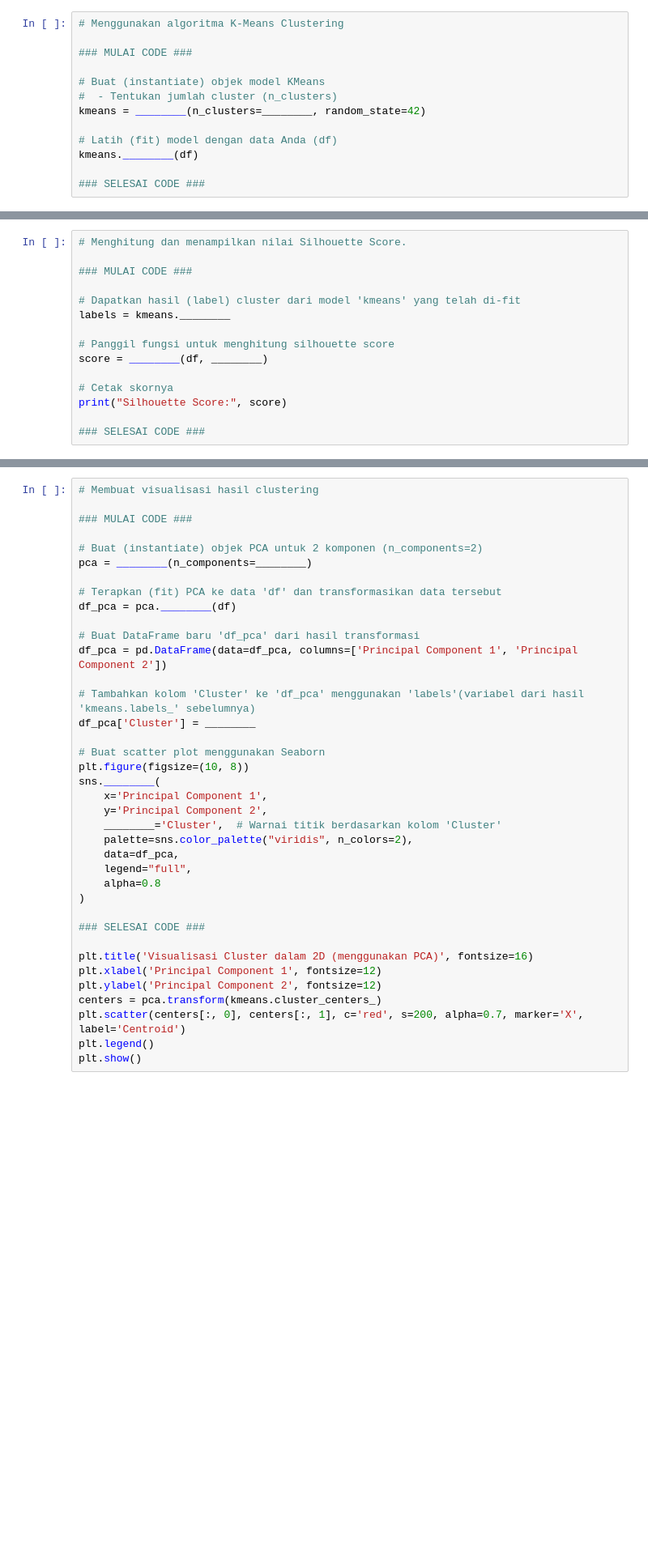
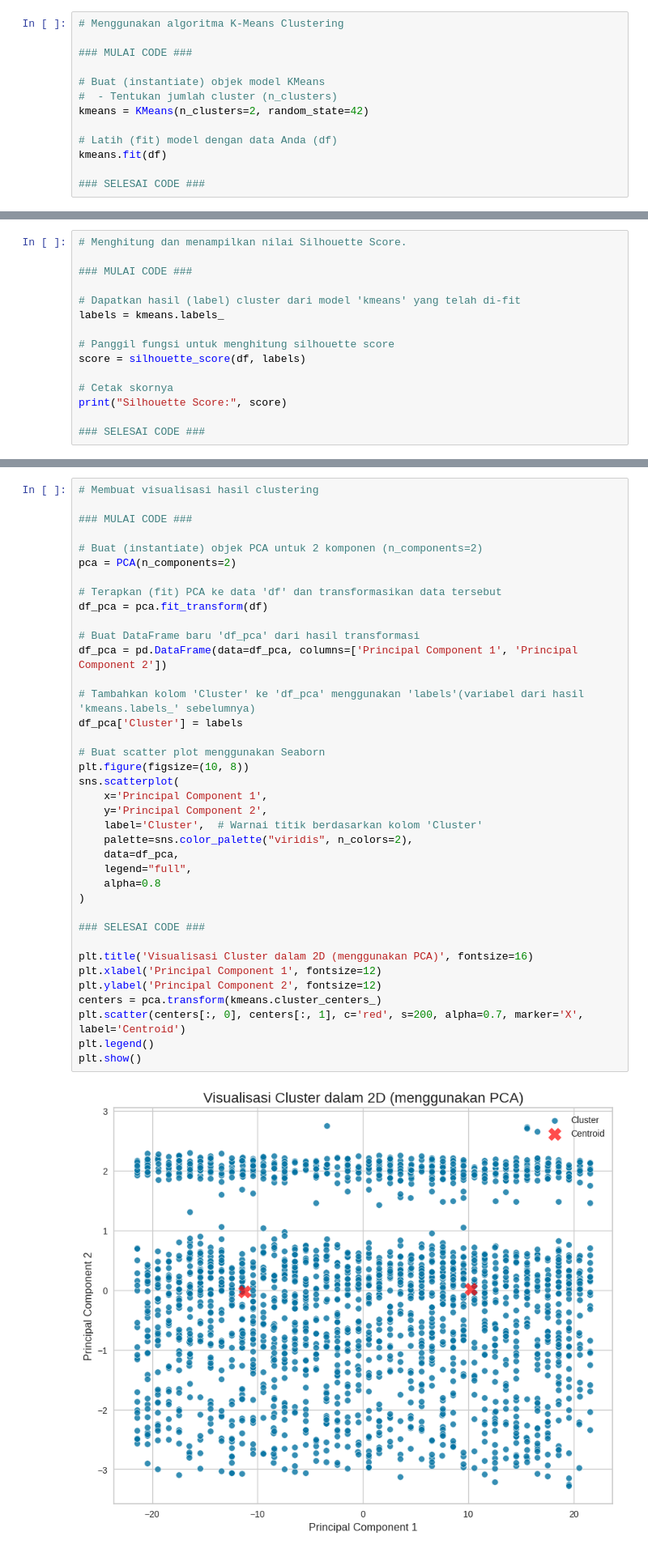
Before and after one commit to Bjirka13/Dicoding---AI-Engineer---Completion, a Jupyter notebook: AI Engineer/Notebook/[Clustering]_Submission_Akhir_BMLP_Frans Christiopan Hutapea.ipynb, the cells around one changed output, grey strips where cells are left out. Shown at 81% size. Saved outputs shown, nothing was run; the diff lists cells and outputs as text; blank space fills up the shorter version.

```diff
--- a/AI Engineer/Notebook/[Clustering]_Submission_Akhir_BMLP_Your_Name.ipynb
+++ b/AI Engineer/Notebook/[Clustering]_Submission_Akhir_BMLP_Frans Christiopan Hutapea.ipynb
@@ -587,9 +607,9 @@ visualizer.________()
 
 # Buat (instantiate) objek model KMeans
 #  - Tentukan jumlah cluster (n_clusters)
-kmeans = ________(n_clusters=________, random_state=42)
+kmeans = KMeans(n_clusters=2, random_state=42)
 
 # Latih (fit) model dengan data Anda (df)
-kmeans.________(df)
+kmeans.fit(df)
 
 ### SELESAI CODE ###
@@ -614,10 +638,10 @@ ________.dump(________, "model_clustering.h5")
 ### MULAI CODE ###
 
 # Dapatkan hasil (label) cluster dari model 'kmeans' yang telah di-fit
-labels = kmeans.________
+labels = kmeans.labels_
 
 # Panggil fungsi untuk menghitung silhouette score
-score = ________(df, ________)
+score = silhouette_score(df, labels)
 
 # Cetak skornya
 print("Silhouette Score:", score)
@@ -629,38 +655,40 @@ print("Silhouette Score:", score)
 ### MULAI CODE ###
 
 # Buat (instantiate) objek PCA untuk 2 komponen (n_components=2)
-pca = ________(n_components=________)
+pca = PCA(n_components=2)
 
 # Terapkan (fit) PCA ke data 'df' dan transformasikan data tersebut
-df_pca = pca.________(df)
+df_pca = pca.fit_transform(df)
 
 # Buat DataFrame baru 'df_pca' dari hasil transformasi
 df_pca = pd.DataFrame(data=df_pca, columns=['Principal Component 1', 'Principal Component 2'])
 
 # Tambahkan kolom 'Cluster' ke 'df_pca' menggunakan 'labels'(variabel dari hasil 'kmeans.labels_' sebelumnya)
-df_pca['Cluster'] = ________
+df_pca['Cluster'] = labels
 
 # Buat scatter plot menggunakan Seaborn
 plt.figure(figsize=(10, 8))
-sns.________(
+sns.scatterplot(
     x='Principal Component 1',
     y='Principal Component 2',
-    ________='Cluster',  # Warnai titik berdasarkan kolom 'Cluster'
+    label='Cluster',  # Warnai titik berdasarkan kolom 'Cluster'
     palette=sns.color_palette("viridis", n_colors=2),
     data=df_pca,
     legend="full",
     alpha=0.8
 )
 
 ### SELESAI CODE ###
 
 plt.title('Visualisasi Cluster dalam 2D (menggunakan PCA)', fontsize=16)
 plt.xlabel('Principal Component 1', fontsize=12)
 plt.ylabel('Principal Component 2', fontsize=12)
 centers = pca.transform(kmeans.cluster_centers_)
 plt.scatter(centers[:, 0], centers[:, 1], c='red', s=200, alpha=0.7, marker='X', label='Centroid')
 plt.legend()
 plt.show()
+# %% [output]
+[figure, added]
 # %% [markdown]
 ## **Output yang diharapkan** (bisa saja sedikit berbeda)**:**
 # %% [markdown]
```
Also changed, not shown: parts of 8 cells of this notebook.
